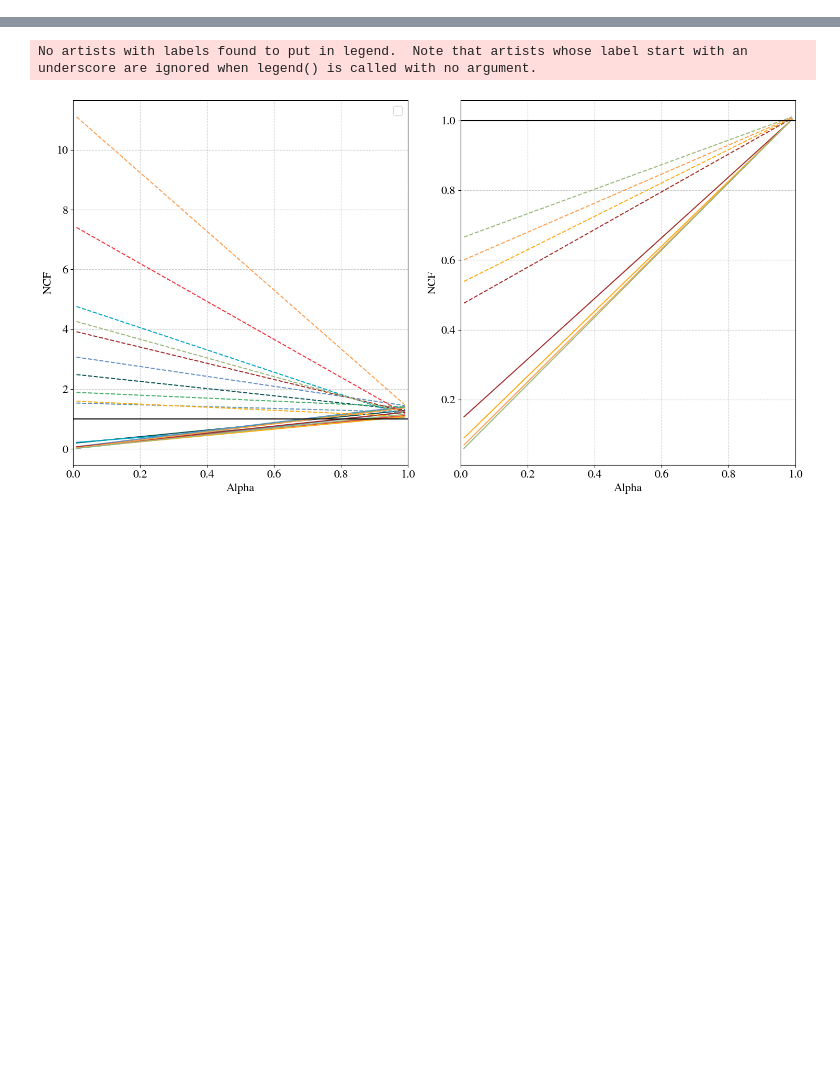
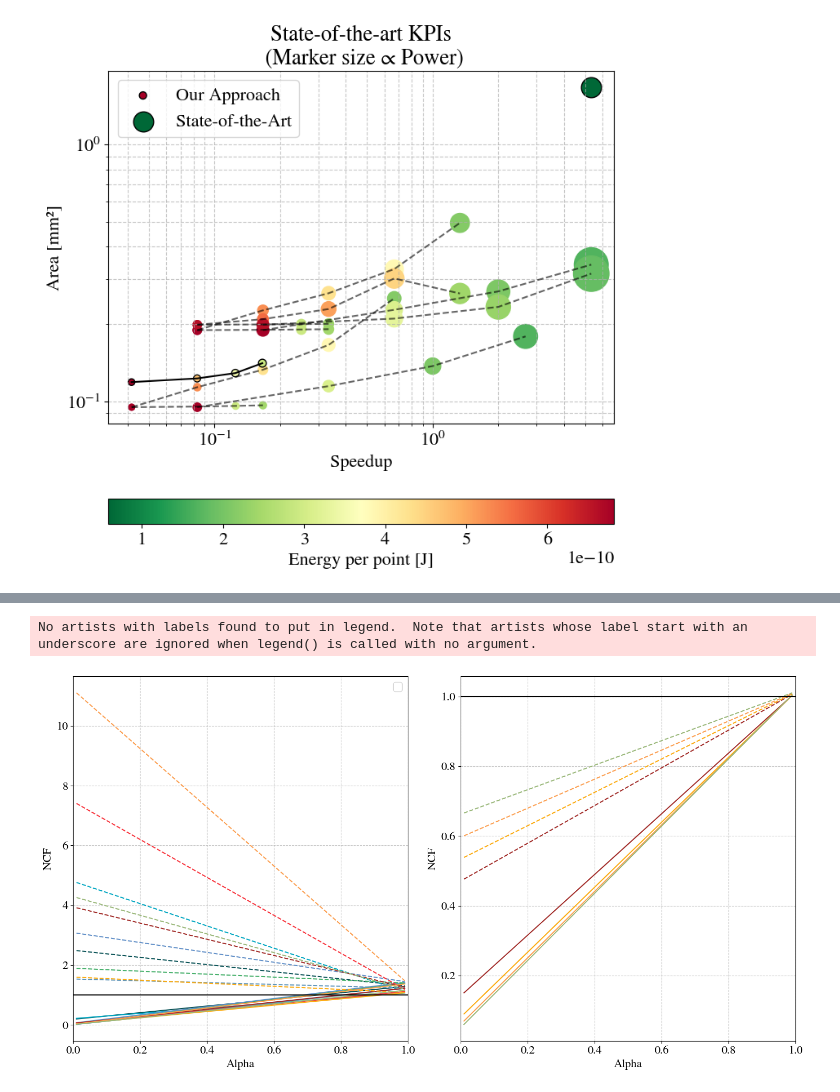
Before and after one commit to PolMaistriaux/IoT_Node_Modeling, a Jupyter notebook: Test_new_applications/Notebook_ASI_Framework.ipynb, the cells around one changed output, grey strips where cells are left out. Saved outputs shown, nothing was run; the diff lists cells and outputs as text; code cells hidden in the pictures; blank space fills up the shorter version.

```diff
--- a/Test_new_applications/Notebook_ASI_Framework.ipynb
+++ b/Test_new_applications/Notebook_ASI_Framework.ipynb
@@ -388,0 +177,80 @@ Text(0.5, 1.0, 'State-of-the-art KPIs\n (Marker size ∝ Area)')
+# %%
+fig, ax = plt.subplots(1,1, figsize=(8, 8))
+
+for i in range(3):
+    sc = ax.scatter(    1/para_theor_Latency[:,i],     para_theor_Area[:,i], c=     para_theor_Energy[:,i],  cmap='RdYlGn_r', s=    para_theor_Power[:,i]*4e12, vmin =np.min(soa_Energy),vmax = np.max(pipe_theor_Energy), alpha=1, marker = '.')
+    sc = ax.scatter(    1/pipe_theor_Latency[:,i],     pipe_theor_Area[:,i], c=     pipe_theor_Energy[:,i],  cmap='RdYlGn_r', s=    pipe_theor_Power[:,i]*4e12, vmin =np.min(soa_Energy),vmax = np.max(pipe_theor_Energy), alpha=1, marker = '.')
+    sc = ax.scatter(1/pipePara_theor_Latency[:,i], pipePara_theor_Area[:,i], c= pipePara_theor_Energy[:,i],  cmap='RdYlGn_r', s=pipePara_theor_Power[:,i]*4e12, vmin =np.min(soa_Energy),vmax = np.max(pipe_theor_Energy), alpha=1, marker = '.')
+
+    ax.plot(    1/para_theor_Latency[:,i],     para_theor_Area[:,i], color = 'black', alpha=0.6, linestyle ='--')
+    ax.plot(    1/pipe_theor_Latency[:,i],     pipe_theor_Area[:,i], color = 'black', alpha=0.6, linestyle ='--')
+    ax.plot(1/pipePara_theor_Latency[:,i], pipePara_theor_Area[:,i], color = 'black', alpha=0.6, linestyle ='--')
+
+sc = ax.scatter(1/our_Latency  , our_Area  , c= our_Energy  ,  cmap='RdYlGn_r', s=our_Power*4e12, vmin =np.min(soa_Energy),vmax = np.max(pipe_theor_Energy), alpha=1, marker = '.', edgecolors="black", label="Our Approach")
+sc = ax.scatter(1/soa_Latency  , soa_Area  , c= soa_Energy  ,  cmap='RdYlGn_r', s=soa_Power*4e12, vmin =np.min(soa_Energy),vmax = np.max(pipe_theor_Energy), alpha=1, marker = '.', edgecolors="black", label="State-of-the-Art")
+ax.plot(1/our_Latency    , our_Area  , color = "black")
+
+fig.colorbar(sc, ax=ax, label='Energy per point [J]', location='bottom')
+ax.legend()
+
+ax.set_yscale('log')
+ax.set_xscale('log')
+ax.grid(True, which='both', linestyle='--', alpha=0.7)
+ax.set_ylabel('Area [mm²]')
+ax.set_xlabel('Speedup')
+ax.set_title('State-of-the-art KPIs\n (Marker size ∝ Power)')
+
+######################################################################################################################
+fig, ax = plt.subplots(1,1, figsize=(8, 8))
+
+for i in range(3):
+    sc = ax.scatter(    1/para_theor_Latency[:,i],     para_theor_Power[:,i], c=     para_theor_Area[:,i],  cmap='Oranges', s=    para_theor_Area[:,i]*2e3 ,vmin =np.min(pipe_theor_Area),vmax = np.max(pipePara_theor_Area), edgecolors="black", alpha=1, marker = '.')
+    sc = ax.scatter(    1/pipe_theor_Latency[:,i],     pipe_theor_Power[:,i], c=     pipe_theor_Area[:,i],  cmap='Oranges', s=    pipe_theor_Area[:,i]*2e3 ,vmin =np.min(pipe_theor_Area),vmax = np.max(pipePara_theor_Area), edgecolors="black", alpha=1, marker = '.')
+    sc = ax.scatter(1/pipePara_theor_Latency[:,i], pipePara_theor_Power[:,i], c= pipePara_theor_Area[:,i],  cmap='Oranges', s=pipePara_theor_Area[:,i]*2e3 ,vmin =np.min(pipe_theor_Area),vmax = np.max(pipePara_theor_Area), edgecolors="black", alpha=1, marker = '.')
+
+    ax.plot(    1/para_theor_Latency[:,i],     para_theor_Power[:,i], color = 'black', alpha=0.6, linestyle ='--')
+    ax.plot(    1/pipe_theor_Latency[:,i],     pipe_theor_Power[:,i], color = 'black', alpha=0.6, linestyle ='--')
+    ax.plot(1/pipePara_theor_Latency[:,i], pipePara_theor_Power[:,i], color = 'black', alpha=0.6, linestyle ='--')
+
+ax.plot(1/our_Latency    , our_Power  , color = "black")
+sc = ax.scatter(1/soa_Latency  , soa_Power  , c= "black",                                                                                      s=soa_Area*2e3, alpha=1, marker = '.', edgecolors="black", label="State-of-the-Art")
+sc = ax.scatter(1/our_Latency  , our_Power  , c= our_Area  ,  cmap='Oranges',vmin =np.min(pipe_theor_Area),vmax = np.max(pipePara_theor_Area), s=our_Area*2e3, alpha=1, marker = '.', edgecolors="black", label="Our Approach")
+
+fig.colorbar(sc, ax=ax, label='Area [mm2]', location='bottom')
+ax.legend()
+
+ax.set_yscale('log')
+ax.set_xscale('log')
+ax.grid(True, which='both', linestyle='--', alpha=0.7)
+ax.set_ylabel('Power')
+ax.set_xlabel('Speedup')
+ax.set_title('State-of-the-art KPIs\n (Marker size ∝ Area)')
+
+
+######################################################################################################################
+fig, ax = plt.subplots(1,1, figsize=(8, 8))
+
+for i in range(3):
+    sc = ax.scatter(    1/para_theor_Latency[:,i],     para_theor_Energy[:,i], c=     para_theor_Area[:,i],  cmap='Oranges', s=    para_theor_Area[:,i]*2e3,vmin =np.min(pipe_theor_Area),vmax = np.max(pipePara_theor_Area), edgecolors="black", alpha=1, marker = '.')
+    sc = ax.scatter(    1/pipe_theor_Latency[:,i],     pipe_theor_Energy[:,i], c=     pipe_theor_Area[:,i],  cmap='Oranges', s=    pipe_theor_Area[:,i]*2e3,vmin =np.min(pipe_theor_Area),vmax = np.max(pipePara_theor_Area), edgecolors="black", alpha=1, marker = '.')
+    sc = ax.scatter(1/pipePara_theor_Latency[:,i], pipePara_theor_Energy[:,i], c= pipePara_theor_Area[:,i],  cmap='Oranges', s=pipePara_theor_Area[:,i]*2e3,vmin =np.min(pipe_theor_Area),vmax = np.max(pipePara_theor_Area), edgecolors="black", alpha=1, marker = '.')
+
+    ax.plot(    1/para_theor_Latency[:,i],     para_theor_Energy[:,i], color = 'black', alpha=0.6, linestyle ='--')
+    ax.plot(    1/pipe_theor_Latency[:,i],     pipe_theor_Energy[:,i], color = 'black', alpha=0.6, linestyle ='--')
+    ax.plot(1/pipePara_theor_Latency[:,i], pipePara_theor_Energy[:,i], color = 'black', alpha=0.6, linestyle ='--')
+
+ax.plot(1/our_Latency    , our_Energy  , color = "black")
+sc = ax.scatter(1/soa_Latency  , soa_Energy  , c= "black",                                                                                      s=soa_Area*2e3, alpha=1, marker = '.', edgecolors="black", label="State-of-the-Art")
+sc = ax.scatter(1/our_Latency  , our_Energy  , c= our_Area  ,  cmap='Oranges',vmin =np.min(pipe_theor_Area),vmax = np.max(pipePara_theor_Area), s=our_Area*2e3, alpha=1, marker = '.', edgecolors="black", label="Our Approach")
+
+fig.colorbar(sc, ax=ax, label='Area [mm2]', location='bottom')
+
+ax.legend()
+
+ax.set_yscale('log')
+ax.set_xscale('log')
+ax.grid(True, which='both', linestyle='--', alpha=0.7)
+ax.set_ylabel('Energy')
+ax.set_xlabel('Speedup')
+ax.set_title('State-of-the-art KPIs\n (Marker size ∝ Area)')
+# %% [output]
@@ -388,0 +258 @@ Text(0.5, 1.0, 'State-of-the-art KPIs\n (Marker size ∝ Area)')
+[figure, added]
```
Also changed, not shown: parts of 13 cells of this notebook, 1 other file.
